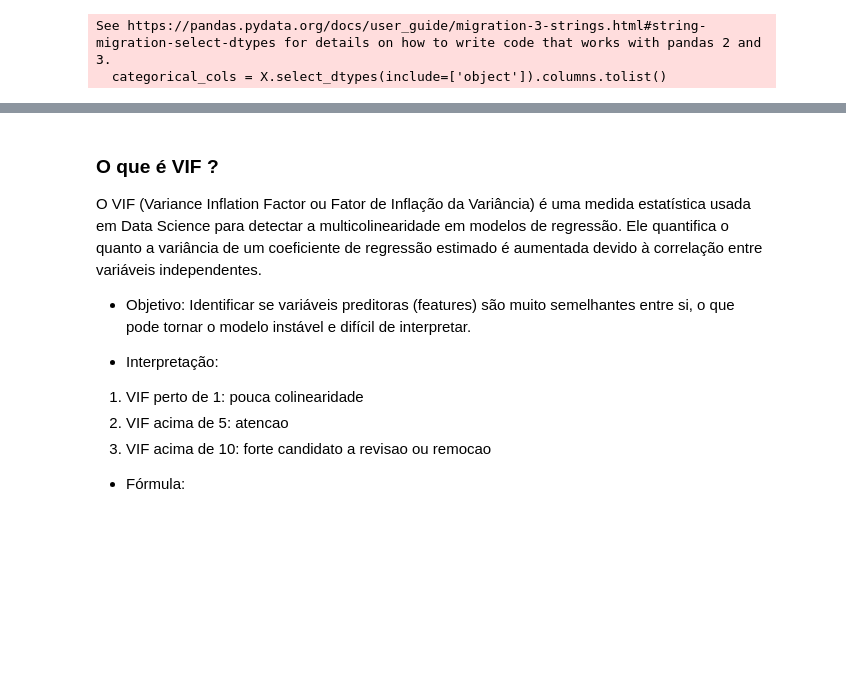
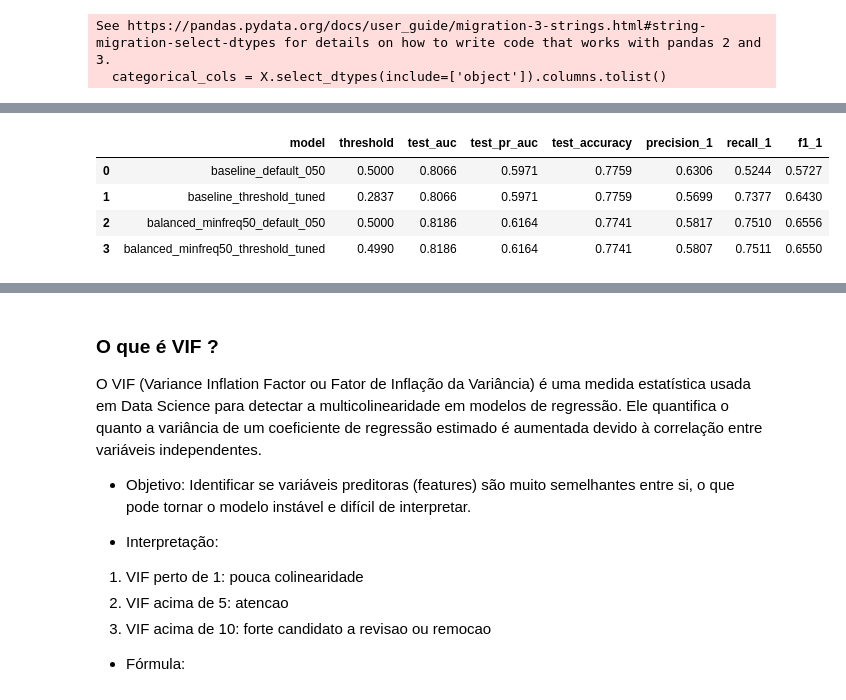
Before and after one commit to itsgcampos/credit-scoring-model, a Jupyter notebook: notebooks/03_modeling_logreg.ipynb, the cells around one changed output, grey strips where cells are left out. Saved outputs shown, nothing was run; the diff lists cells and outputs as text; code cells hidden in the pictures; blank space fills up the shorter version.

```diff
--- a/notebooks/03_modeling_logreg.ipynb
+++ b/notebooks/03_modeling_logreg.ipynb
@@ -197,0 +286,44 @@ plt.show()
+# %%
+baseline_val_proba = baseline_fitted.predict_proba(X_val)[:, 1]
+baseline_best_threshold, baseline_threshold_df = find_best_threshold(y_val, baseline_val_proba)
+baseline_tuned_pred = (baseline_proba >= baseline_best_threshold).astype(int)
+
+improved_model = build_model(use_pca=False, C=0.5, class_weight='balanced', min_frequency=50)
+improved_fitted, improved_metrics, improved_train_pred, improved_pred_default, improved_train_proba, improved_proba = evaluate_model(
+    improved_model, X_train, y_train, X_test, y_test, threshold=0.5
+)
+
+improved_val_proba = improved_fitted.predict_proba(X_val)[:, 1]
+improved_best_threshold, improved_threshold_df = find_best_threshold(y_val, improved_val_proba)
+improved_pred_tuned = (improved_proba >= improved_best_threshold).astype(int)
+
+comparison_class1_df = pd.DataFrame([
+    {
+        'model': 'baseline_default_050',
+        **baseline_metrics,
+        **summarize_class_1(y_test, baseline_pred)
+    },
+    {
+        'model': 'baseline_threshold_tuned',
+        **{**baseline_metrics, 'threshold': baseline_best_threshold},
+        **summarize_class_1(y_test, baseline_tuned_pred)
+    },
+    {
+        'model': 'balanced_minfreq50_default_050',
+        **improved_metrics,
+        **summarize_class_1(y_test, improved_pred_default)
+    },
+    {
+        'model': 'balanced_minfreq50_threshold_tuned',
+        **{**improved_metrics, 'threshold': improved_best_threshold},
+        **summarize_class_1(y_test, improved_pred_tuned)
+    }
+]).round(4)
+
+comparison_class1_df[['model', 'threshold', 'test_auc', 'test_pr_auc', 'test_accuracy', 'precision_1', 'recall_1', 'f1_1']]
+# %% [output]
+|  | model | threshold | test_auc | test_pr_auc | test_accuracy | precision_1 | recall_1 | f1_1 |
+| 0 | baseline_default_050 | 0.5000 | 0.8066 | 0.5971 | 0.7759 | 0.6306 | 0.5244 | 0.5727 |
+| 1 | baseline_threshold_tuned | 0.2837 | 0.8066 | 0.5971 | 0.7759 | 0.5699 | 0.7377 | 0.6430 |
+| 2 | balanced_minfreq50_default_050 | 0.5000 | 0.8186 | 0.6164 | 0.7741 | 0.5817 | 0.7510 | 0.6556 |
+| 3 | balanced_minfreq50_threshold_tuned | 0.4990 | 0.8186 | 0.6164 | 0.7741 | 0.5807 | 0.7511 | 0.6550 |
```
Also changed, not shown: parts of 22 cells of this notebook.
